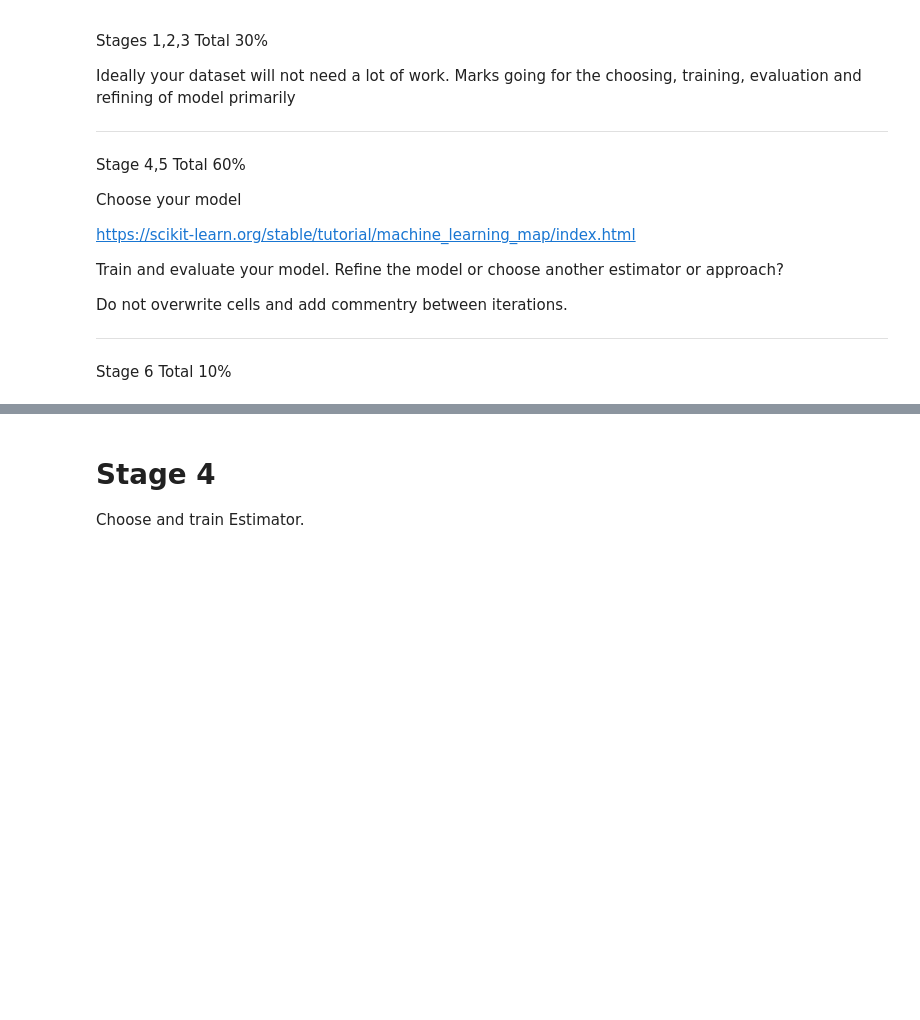
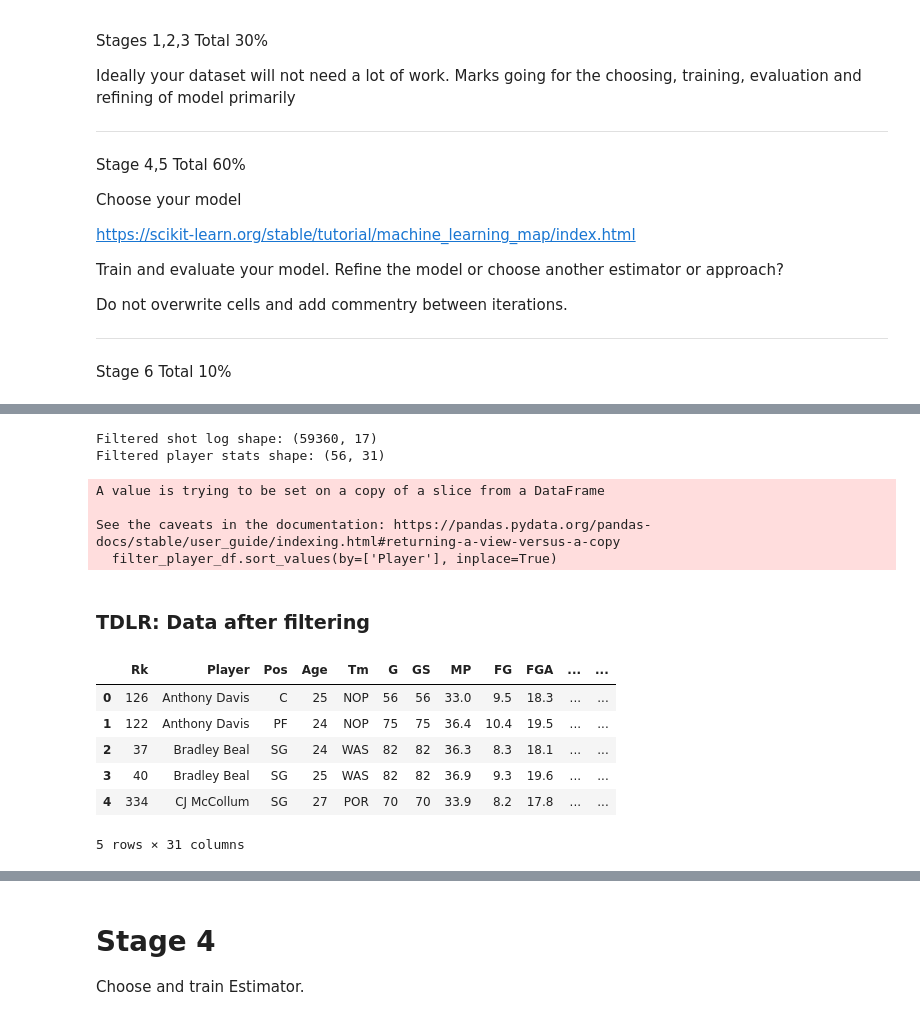
Before and after one commit to Henry-0810/Artificial-Intelligence, a Jupyter notebook: NBA_Shot_Prediction.ipynb, the cells around one changed output, grey strips where cells are left out. Cells and saved outputs as stored; diff of their text form; code cells hidden in the pictures; blank space fills up the shorter version.

```diff
--- a/NBA_Shot_Prediction.ipynb
+++ b/NBA_Shot_Prediction.ipynb
@@ -97,0 +174,26 @@ Cleaning the data, linking datasets etc..
+# %%
+selected_players = [
+    "Stephen Curry", "Kevin Durant", "James Harden", "LeBron James", "Damian Lillard", "Kyrie Irving", "Kawhi Leonard", "Russell Westbrook", "Anthony Davis",
+    "Klay Thompson", "Bradley Beal", "CJ McCollum", "Tobias Harris", "Khris Middleton", "Devin Booker", "DeMar DeRozan", "Jimmy Butler", "Joe Ingles", "Kyle Korver", "Eric Gordon",
+    "Rudy Gobert", "DeAndre Jordan", "Karl-Anthony Towns"
+]
+
+year_playing = ["2017-2018", "2018-2019"]
+player_df = player_df[player_df['Player'].isin(selected_players)]
+player_df = player_df[player_df['Year'].isin(year_playing)]
+shot_df = shot_df[shot_df['player'].isin(selected_players)]
+
+print("Filtered shot log shape:", shot_df.shape)
+print("Filtered player stats shape:", player_df.shape)
+# %% [output]
+Filtered shot log shape: (59360, 17)
+Filtered player stats shape: (56, 31)
+# %%
+filter_player_df = player_df.drop_duplicates(subset=['Player', 'Year'], keep='first')
+filter_player_df.sort_values(by=['Player'], inplace=True)
+filter_player_df.reset_index(drop=True, inplace=True)
+# %% [output]
+A value is trying to be set on a copy of a slice from a DataFrame
+
+See the caveats in the documentation: https://pandas.pydata.org/pandas-docs/stable/user_guide/indexing.html#returning-a-view-versus-a-copy
+  filter_player_df.sort_values(by=['Player'], inplace=True)
@@ -97,0 +209,13 @@ Cleaning the data, linking datasets etc..
+# %% [markdown]
+### TDLR: Data after filtering
+# %%
+display(players_df.head())
+display(shots_df.head())
+# %% [output]
+|  | Rk | Player | Pos | Age | Tm | G | GS | MP | FG | FGA | ... | ... |
+| 0 | 126 | Anthony Davis | C | 25 | NOP | 56 | 56 | 33.0 | 9.5 | 18.3 | ... | ... |
+| 1 | 122 | Anthony Davis | PF | 24 | NOP | 75 | 75 | 36.4 | 10.4 | 19.5 | ... | ... |
+| 2 | 37 | Bradley Beal | SG | 24 | WAS | 82 | 82 | 36.3 | 8.3 | 18.1 | ... | ... |
+| 3 | 40 | Bradley Beal | SG | 25 | WAS | 82 | 82 | 36.9 | 9.3 | 19.6 | ... | ... |
+| 4 | 334 | CJ McCollum | SG | 27 | POR | 70 | 70 | 33.9 | 8.2 | 17.8 | ... | ... |
+5 rows × 31 columns
```
Also changed, not shown: parts of 21 cells of this notebook.
